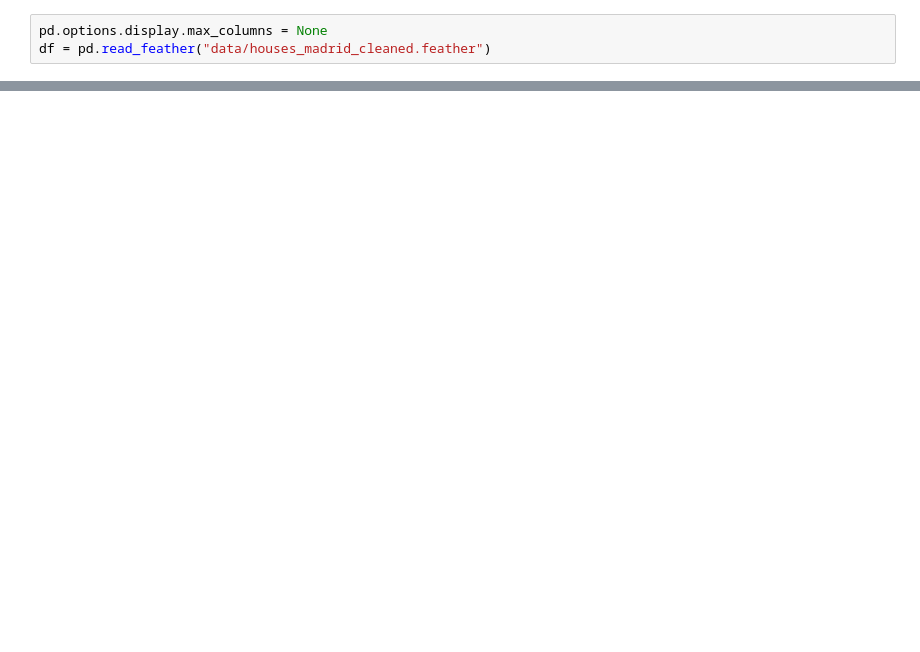
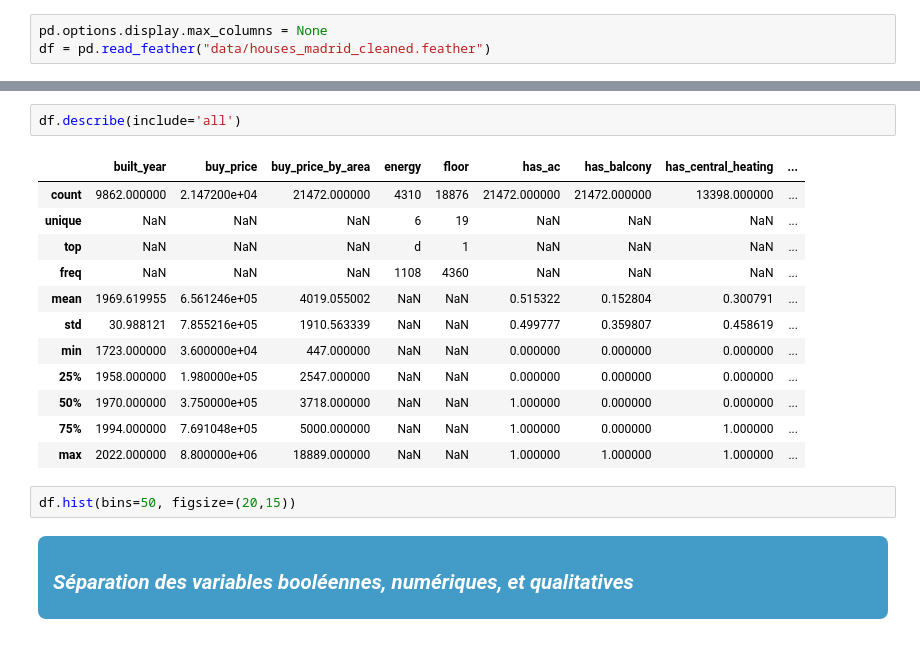
Before and after one commit to bruno-coulet/apartment-hunter, a Jupyter notebook: preprocess.ipynb, the cells around one changed output, grey strips where cells are left out. Cells and saved outputs as stored; diff of their text form; blank space fills up the shorter version.

```diff
--- a/preprocess.ipynb
+++ b/preprocess.ipynb
@@ -24,0 +36,28 @@ df.head()
+# %%
+df.describe(include='all')
+# %% [output]
+|  | built_year | buy_price | buy_price_by_area | energy | floor | has_ac | has_balcony | has_central_heating | ... |
+| count | 9862.000000 | 2.147200e+04 | 21472.000000 | 4310 | 18876 | 21472.000000 | 21472.000000 | 13398.000000 | ... |
+| unique | NaN | NaN | NaN | 6 | 19 | NaN | NaN | NaN | ... |
+| top | NaN | NaN | NaN | d | 1 | NaN | NaN | NaN | ... |
+| freq | NaN | NaN | NaN | 1108 | 4360 | NaN | NaN | NaN | ... |
+| mean | 1969.619955 | 6.561246e+05 | 4019.055002 | NaN | NaN | 0.515322 | 0.152804 | 0.300791 | ... |
+| std | 30.988121 | 7.855216e+05 | 1910.563339 | NaN | NaN | 0.499777 | 0.359807 | 0.458619 | ... |
+| min | 1723.000000 | 3.600000e+04 | 447.000000 | NaN | NaN | 0.000000 | 0.000000 | 0.000000 | ... |
+| 25% | 1958.000000 | 1.980000e+05 | 2547.000000 | NaN | NaN | 0.000000 | 0.000000 | 0.000000 | ... |
+| 50% | 1970.000000 | 3.750000e+05 | 3718.000000 | NaN | NaN | 1.000000 | 0.000000 | 0.000000 | ... |
+| 75% | 1994.000000 | 7.691048e+05 | 5000.000000 | NaN | NaN | 1.000000 | 0.000000 | 1.000000 | ... |
+| max | 2022.000000 | 8.800000e+06 | 18889.000000 | NaN | NaN | 1.000000 | 1.000000 | 1.000000 | ... |
+# %%
+df.hist(bins=50, figsize=(20,15))
+# %% [markdown]
+<div style="
+    background-color: #439cc8;
+    color: white;
+    font-size: 16px;
+    font-style: italic;
+    padding: 10px 15px;
+    margin-bottom: 15px;
+    border-radius: 8px;">
+    <h3>Séparation des variables booléennes, numériques, et qualitatives</h3>
+</div>
```
Also changed, not shown: parts of 13 cells of this notebook, 4 other files.
